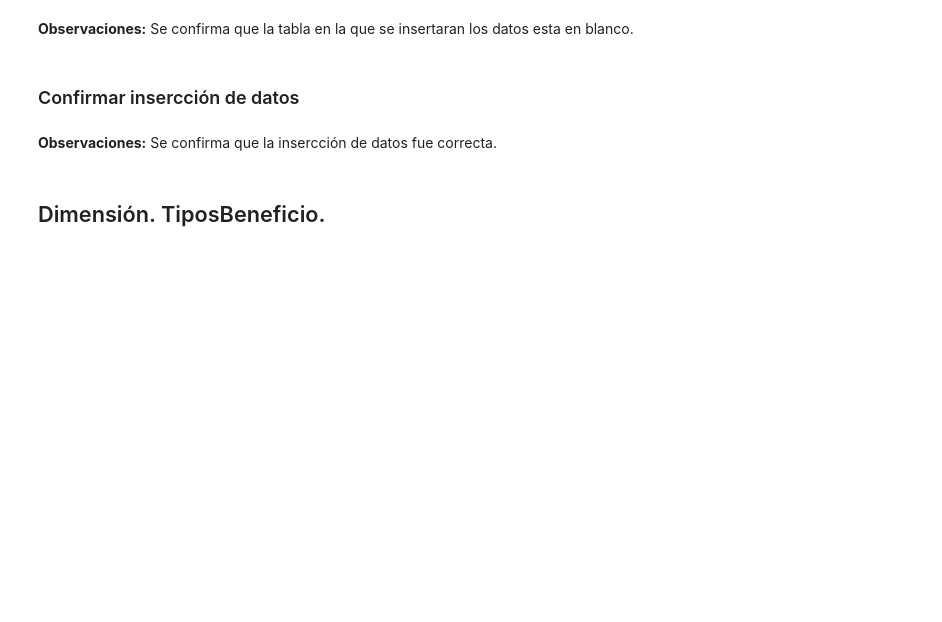
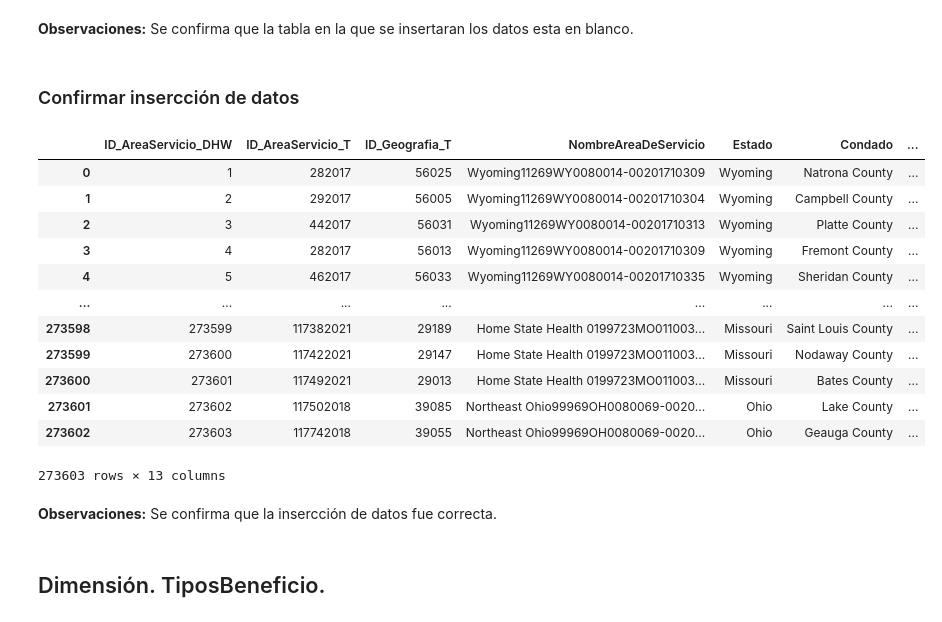
Before and after one commit to ZabakJL/UAndes_ETL_Personal, a Jupyter notebook: Entregables/Week 3/Proyecto ETL.ipynb, the cells around one changed output. Cells and saved outputs as stored; diff of their text form; code cells hidden in the pictures; blank space fills up the shorter version.

```diff
--- a/Entregables/Week 3/Proyecto ETL.ipynb
+++ b/Entregables/Week 3/Proyecto ETL.ipynb
@@ -1313,11 +1619,25 @@ guardar_db(dest_db_connection_string, charge_df,'Proyecto_G1_202413.Proveedor',
 # %%
 DB_work, workDB = refrescar_conexion(DB_work, host, port, db_user, db_psswd, database2)
 
-workDB.execute("select * from Proyecto_G1_202413.Proveedor")
+workDB.execute("select * from Proyecto_G1_202413.AreaDeServicio")
 results = workDB.fetchall()
 columns = workDB.column_names
 df = pd.DataFrame(results, columns=columns)
 df
+# %% [output]
+|  | ID_AreaServicio_DHW | ID_AreaServicio_T | ID_Geografia_T | NombreAreaDeServicio | Estado | Condado | ... |
+| 0 | 1 | 282017 | 56025 | Wyoming11269WY0080014-00201710309 | Wyoming | Natrona County | ... |
+| 1 | 2 | 292017 | 56005 | Wyoming11269WY0080014-00201710304 | Wyoming | Campbell County | ... |
+| 2 | 3 | 442017 | 56031 | Wyoming11269WY0080014-00201710313 | Wyoming | Platte County | ... |
+| 3 | 4 | 282017 | 56013 | Wyoming11269WY0080014-00201710309 | Wyoming | Fremont County | ... |
+| 4 | 5 | 462017 | 56033 | Wyoming11269WY0080014-00201710335 | Wyoming | Sheridan County | ... |
+| ... | ... | ... | ... | ... | ... | ... | ... |
+| 273598 | 273599 | 117382021 | 29189 | Home State Health 0199723MO011003... | Missouri | Saint Louis County | ... |
+| 273599 | 273600 | 117422021 | 29147 | Home State Health 0199723MO011003... | Missouri | Nodaway County | ... |
+| 273600 | 273601 | 117492021 | 29013 | Home State Health 0199723MO011003... | Missouri | Bates County | ... |
+| 273601 | 273602 | 117502018 | 39085 | Northeast Ohio99969OH0080069-0020... | Ohio | Lake County | ... |
+| 273602 | 273603 | 117742018 | 39055 | Northeast Ohio99969OH0080069-0020... | Ohio | Geauga County | ... |
+273603 rows × 13 columns
 # %% [markdown]
 **Observaciones:** Se confirma que la insercción de datos fue correcta.
 # %% [markdown]
```
Also changed, not shown: parts of 136 cells of this notebook, 5 other files.
